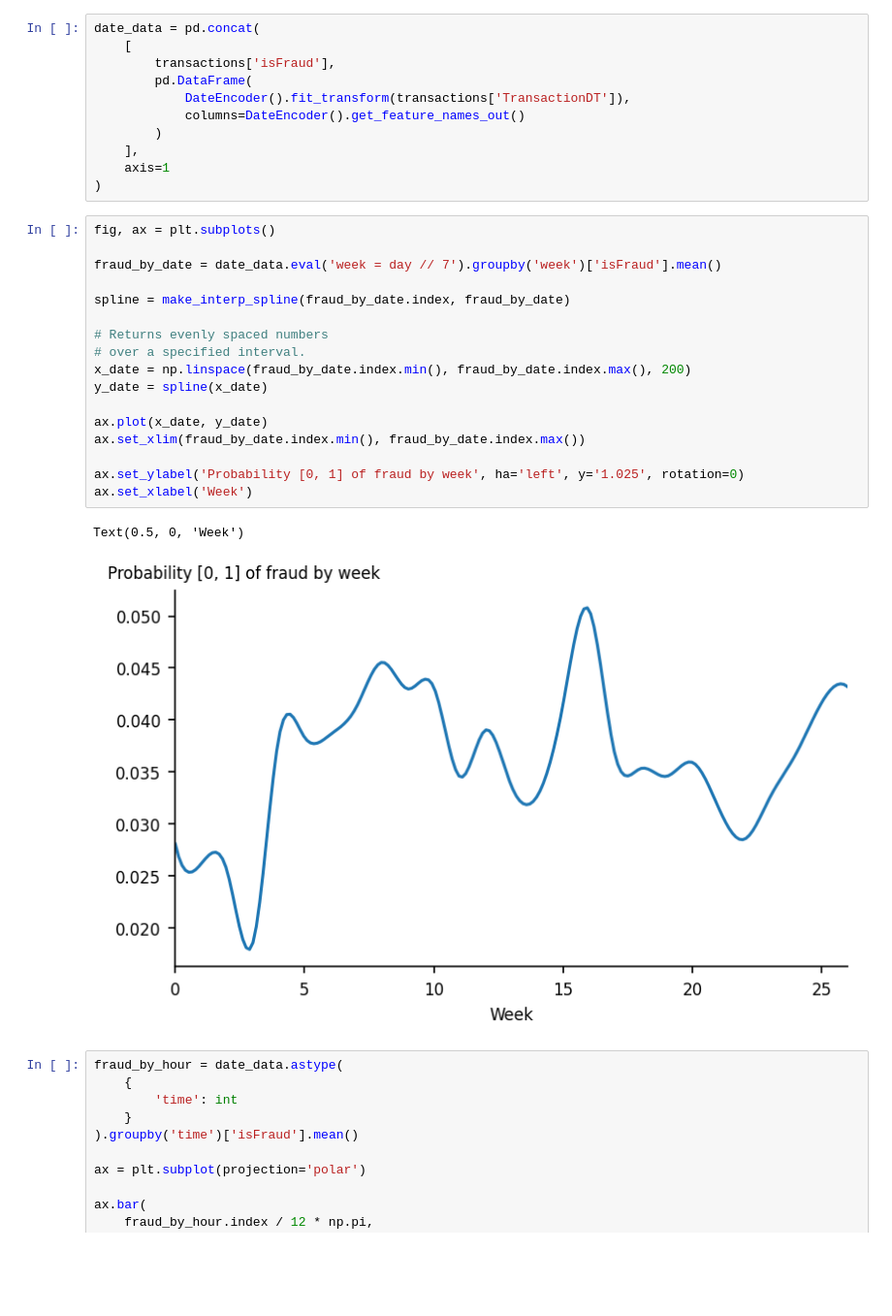
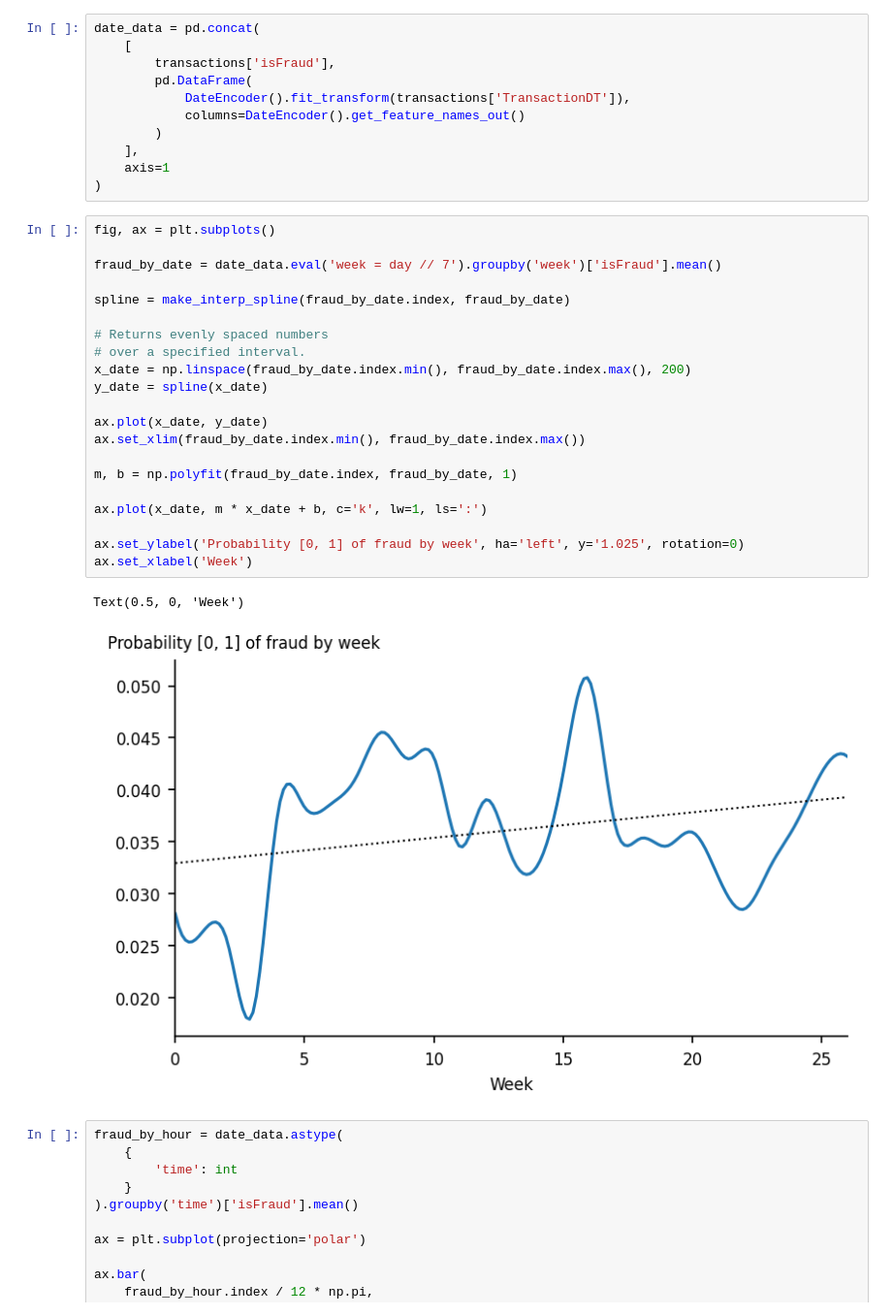
Before and after one commit to jsbarbosa/cobre, a Jupyter notebook: Notebook.ipynb, the cells around one changed output. Shown at 97% size. Cells and saved outputs as stored; diff of their text form; blank space fills up the shorter version.

```diff
--- a/Notebook.ipynb
+++ b/Notebook.ipynb
@@ -84,23 +83,27 @@ date_data = pd.concat(
 # %%
 fig, ax = plt.subplots()
 
 fraud_by_date = date_data.eval('week = day // 7').groupby('week')['isFraud'].mean()
 
 spline = make_interp_spline(fraud_by_date.index, fraud_by_date)
 
 # Returns evenly spaced numbers
 # over a specified interval.
 x_date = np.linspace(fraud_by_date.index.min(), fraud_by_date.index.max(), 200)
 y_date = spline(x_date)
 
 ax.plot(x_date, y_date)
 ax.set_xlim(fraud_by_date.index.min(), fraud_by_date.index.max())
 
+m, b = np.polyfit(fraud_by_date.index, fraud_by_date, 1)
+
+ax.plot(x_date, m * x_date + b, c='k', lw=1, ls=':')
+
 ax.set_ylabel('Probability [0, 1] of fraud by week', ha='left', y='1.025', rotation=0)
 ax.set_xlabel('Week')
 # %% [output]
 Text(0.5, 0, 'Week')
-[figure, old version]
+[figure, new version]
 # %%
 fraud_by_hour = date_data.astype(
     {
```
Also changed, not shown: parts of 8 cells of this notebook, 3 other files.
